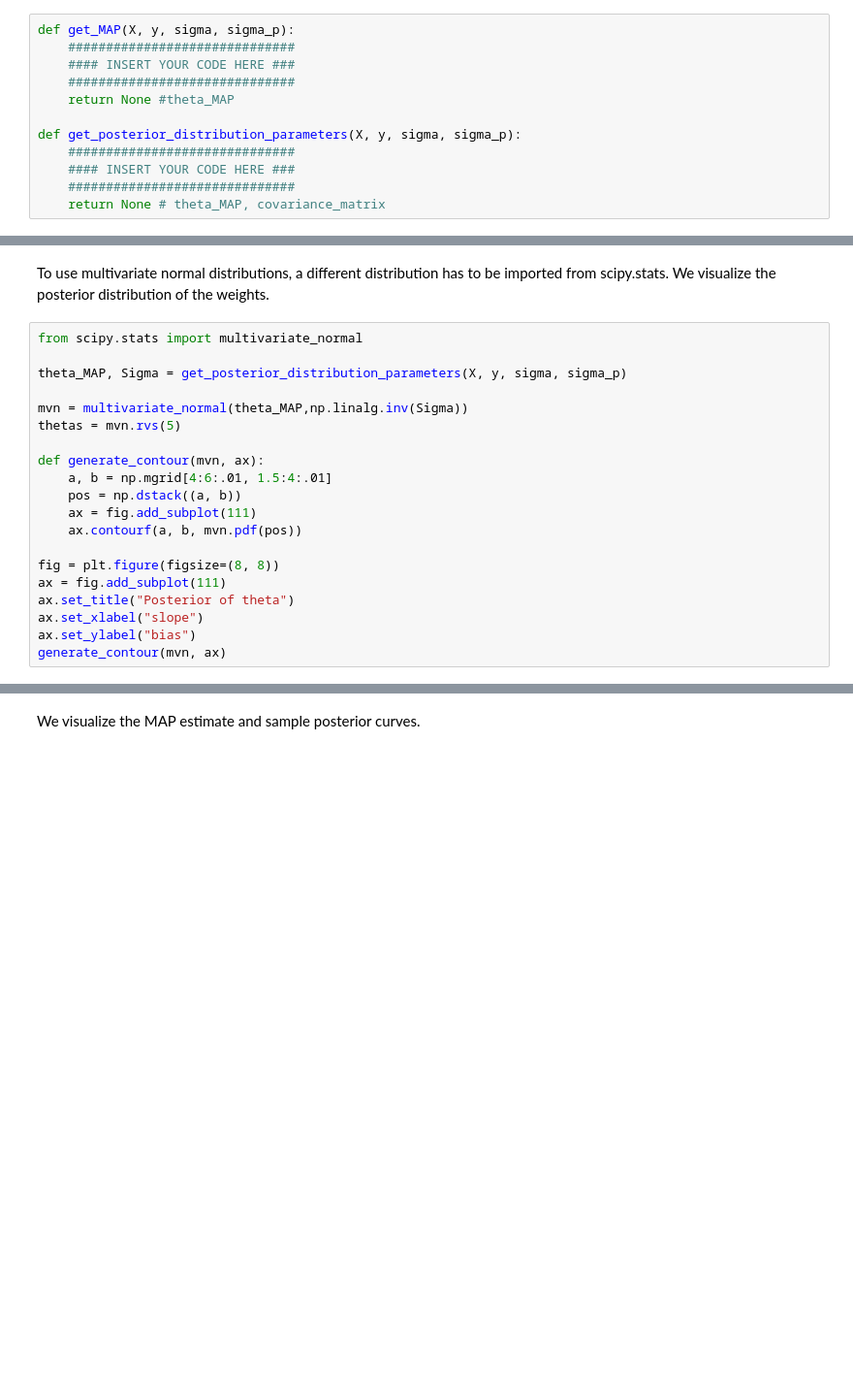
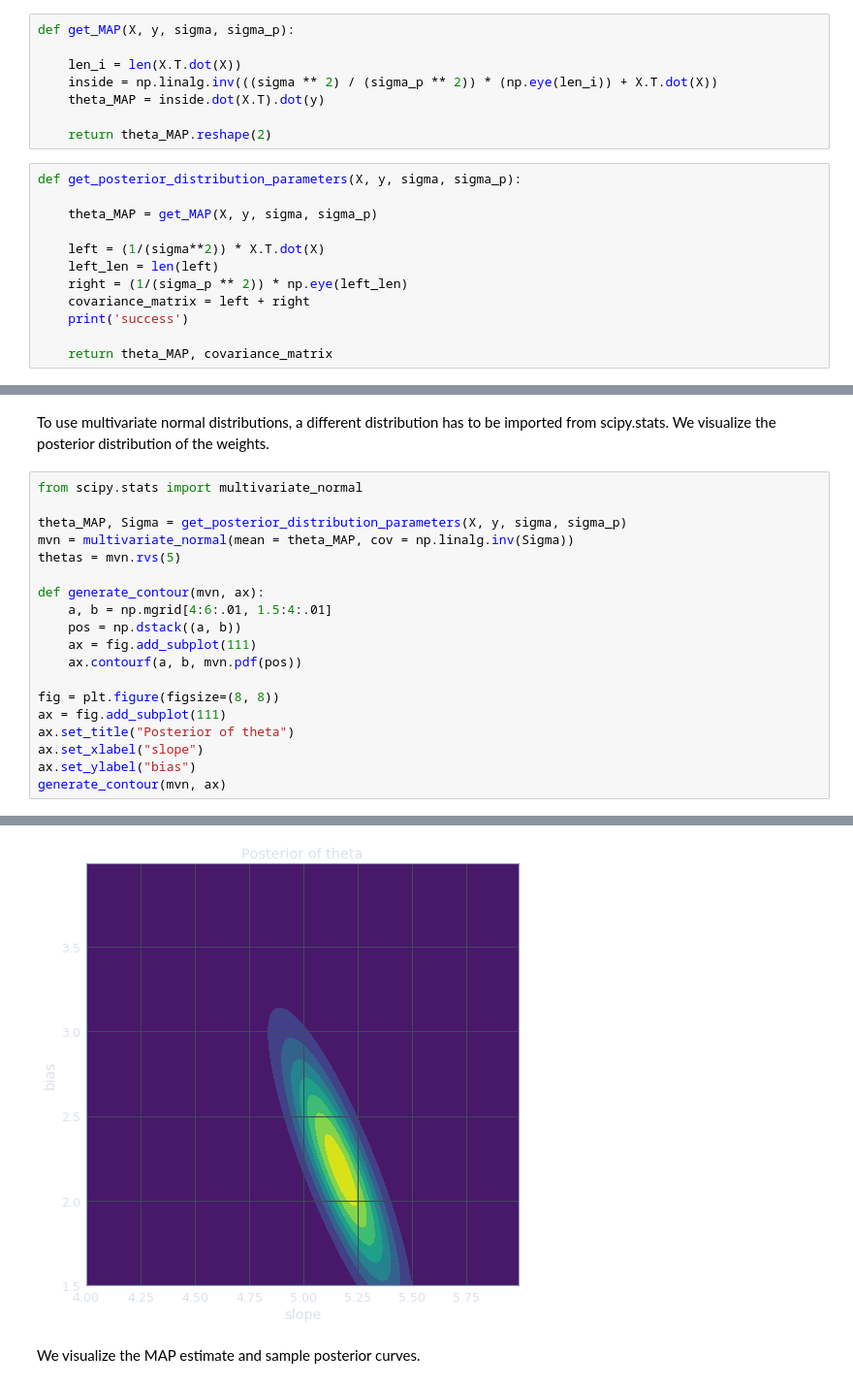
Before and after one commit to alyonavyshnevska/intelligent_data_analysis, a Jupyter notebook: Lab11_Bayesian_Learning/Bayesian_Learning.ipynb, the cells around one changed output, grey strips where cells are left out. Shown: that part at 97% size. Cells and saved outputs as stored; diff of their text form; blank space fills up the shorter version.

Commit message:
fix graph and add comments

```diff
--- a/Lab11_Bayesian_Learning/Bayesian_Learning.ipynb
+++ b/Lab11_Bayesian_Learning/Bayesian_Learning.ipynb
@@ -163,17 +179,25 @@ $$ \theta_{\text{MAP}} = \left(X^T X + \frac{\sigma^2}{\sigma_p^2} I\right)^{-1}
 - get_posterior_distribution_parameters: Returns the mean vector (equal to the MAP estimate) and the covariance matrix $\Sigma$ for the posterior distribution of $\theta$ given $X$ and $y$.
 
 $$ \Sigma^{-1} = \frac{1}{\sigma^2} X^T X + \frac{1}{\sigma_p^2} I. $$
-# %%
-def get_MAP(X, y, sigma, sigma_p):
-    ##############################
-    #### INSERT YOUR CODE HERE ###
-    ##############################
-    return None #theta_MAP
-
-def get_posterior_distribution_parameters(X, y, sigma, sigma_p):
-    ##############################
-    #### INSERT YOUR CODE HERE ###
-    ##############################
-    return None # theta_MAP, covariance_matrix
+# %%
+def get_MAP(X, y, sigma, sigma_p):
+
+    len_i = len(X.T.dot(X))
+    inside = np.linalg.inv(((sigma ** 2) / (sigma_p ** 2)) * (np.eye(len_i)) + X.T.dot(X))
+    theta_MAP = inside.dot(X.T).dot(y)
+
+    return theta_MAP.reshape(2)
+# %%
+def get_posterior_distribution_parameters(X, y, sigma, sigma_p):
+
+    theta_MAP = get_MAP(X, y, sigma, sigma_p)
+
+    left = (1/(sigma**2)) * X.T.dot(X)
+    left_len = len(left)
+    right = (1/(sigma_p ** 2)) * np.eye(left_len)
+    covariance_matrix = left + right
+    print('success')
+
+    return theta_MAP, covariance_matrix
 # %%
 sigma_p = 5
@@ -186,8 +211,7 @@ To use multivariate normal distributions, a different distribution has to be imp
 from scipy.stats import multivariate_normal
 
 theta_MAP, Sigma = get_posterior_distribution_parameters(X, y, sigma, sigma_p)
-
-mvn = multivariate_normal(theta_MAP,np.linalg.inv(Sigma))
+mvn = multivariate_normal(mean = theta_MAP, cov = np.linalg.inv(Sigma))
 thetas = mvn.rvs(5)
 
 def generate_contour(mvn, ax):
@@ -202,3 +226,4 @@ ax.set_title("Posterior of theta")
 ax.set_xlabel("slope")
 ax.set_ylabel("bias")
 generate_contour(mvn, ax)
+# %% [output]
@@ -205,3 +233,4 @@ generate_contour(mvn, ax)
+[figure, added]
 # %% [markdown]
 We visualize the MAP estimate and sample posterior curves.
 # %%
```
Also changed, not shown: parts of 13 cells of this notebook, 1 other file.
